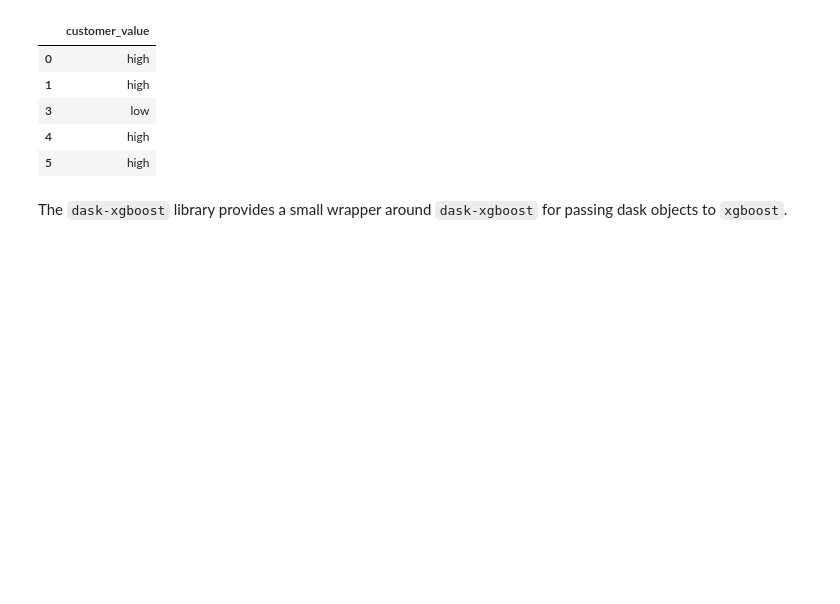
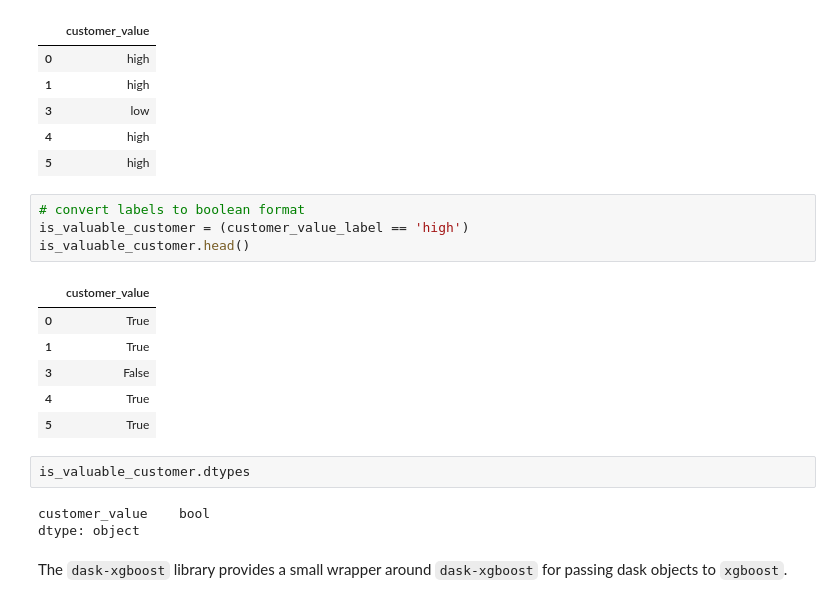
Before and after one commit to jeannefukumaru/hppython, a Jupyter notebook: 02_high-perf/05_xgboost.ipynb, the cells around one changed output. Cells and saved outputs as stored; diff of their text form; blank space fills up the shorter version.

```diff
--- a/02_high-perf/05_xgboost.ipynb
+++ b/02_high-perf/05_xgboost.ipynb
@@ -39,6 +51,22 @@ customer_value_label.head()
 | 3 | low |
 | 4 | high |
 | 5 | high |
+# %%
+# convert labels to boolean format
+is_valuable_customer = (customer_value_label == 'high')
+is_valuable_customer.head()
+# %% [output]
+|  | customer_value |
+| 0 | True |
+| 1 | True |
+| 3 | False |
+| 4 | True |
+| 5 | True |
+# %%
+is_valuable_customer.dtypes
+# %% [output]
+customer_value    bool
+dtype: object
 # %% [markdown]
 The `dask-xgboost` library provides a small wrapper around `dask-xgboost` for passing dask objects to `xgboost`.
 # %% [markdown]
```
Also changed, not shown: parts of 19 cells of this notebook, 6 other files.
